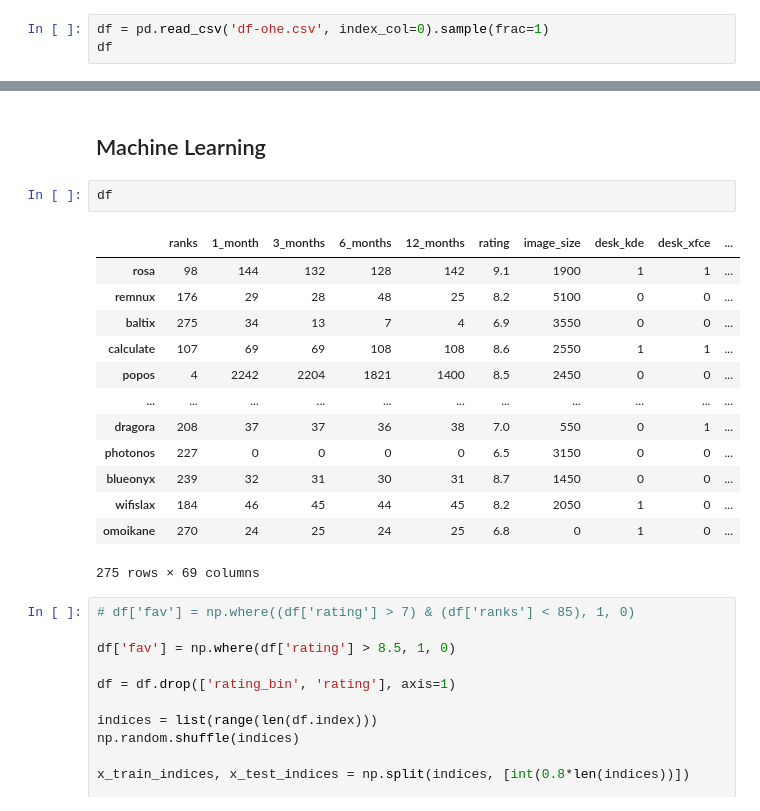
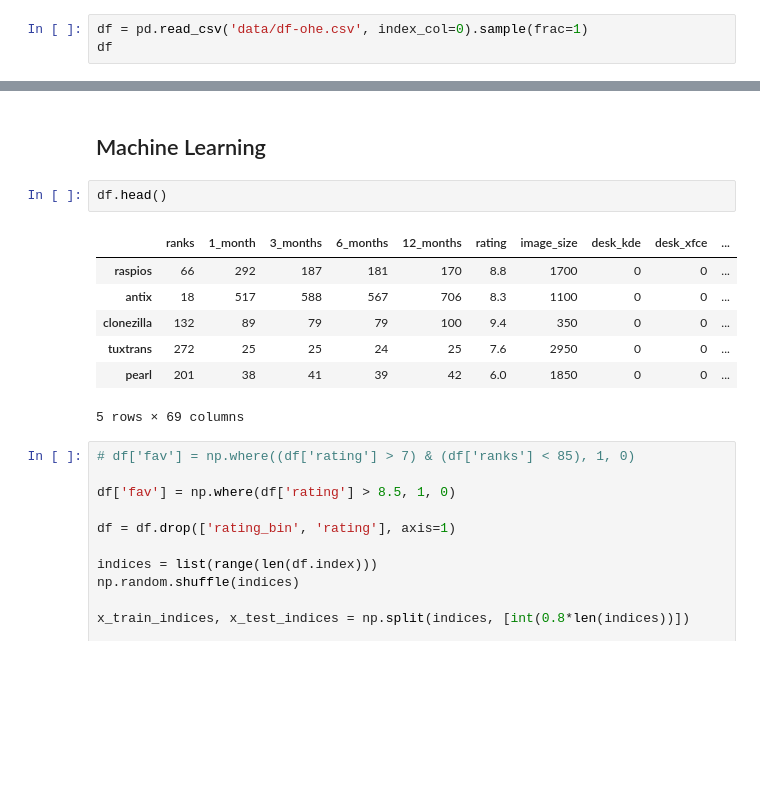
Before and after one commit to burnsac5040/movie-scraper, a Jupyter notebook: distrowatch/logreg.ipynb, the cells around one changed output, grey strips where cells are left out. Drawn from its saved outputs; the diff is of its cells as text; blank space fills up the shorter version.

```diff
--- a/distrowatch/logreg.ipynb
+++ b/distrowatch/logreg.ipynb
@@ -14,7 +14,7 @@ import seaborn as sns
 plt.style.use(['dark_background'])
 plt.rcParams['figure.dpi'] = 300
 # %%
-df = pd.read_csv('df-ohe.csv', index_col=0).sample(frac=1)
+df = pd.read_csv('data/df-ohe.csv', index_col=0).sample(frac=1)
 df
 # %% [output]
 |  | ranks | 1_month | 3_months | 6_months | 12_months | rating | image_size | desk_kde | desk_xfce | ... |
@@ -152,21 +152,15 @@ plt.tight_layout()
 # %% [markdown]
 ## Machine Learning
 # %%
-df
+df.head()
 # %% [output]
 |  | ranks | 1_month | 3_months | 6_months | 12_months | rating | image_size | desk_kde | desk_xfce | ... |
-| rosa | 98 | 144 | 132 | 128 | 142 | 9.1 | 1900 | 1 | 1 | ... |
-| remnux | 176 | 29 | 28 | 48 | 25 | 8.2 | 5100 | 0 | 0 | ... |
-| baltix | 275 | 34 | 13 | 7 | 4 | 6.9 | 3550 | 0 | 0 | ... |
-| calculate | 107 | 69 | 69 | 108 | 108 | 8.6 | 2550 | 1 | 1 | ... |
-| popos | 4 | 2242 | 2204 | 1821 | 1400 | 8.5 | 2450 | 0 | 0 | ... |
-| ... | ... | ... | ... | ... | ... | ... | ... | ... | ... | ... |
-| dragora | 208 | 37 | 37 | 36 | 38 | 7.0 | 550 | 0 | 1 | ... |
-| photonos | 227 | 0 | 0 | 0 | 0 | 6.5 | 3150 | 0 | 0 | ... |
-| blueonyx | 239 | 32 | 31 | 30 | 31 | 8.7 | 1450 | 0 | 0 | ... |
-| wifislax | 184 | 46 | 45 | 44 | 45 | 8.2 | 2050 | 1 | 0 | ... |
-| omoikane | 270 | 24 | 25 | 24 | 25 | 6.8 | 0 | 1 | 0 | ... |
+| raspios | 66 | 292 | 187 | 181 | 170 | 8.8 | 1700 | 0 | 0 | ... |
+| antix | 18 | 517 | 588 | 567 | 706 | 8.3 | 1100 | 0 | 0 | ... |
+| clonezilla | 132 | 89 | 79 | 79 | 100 | 9.4 | 350 | 0 | 0 | ... |
+| tuxtrans | 272 | 25 | 25 | 24 | 25 | 7.6 | 2950 | 0 | 0 | ... |
+| pearl | 201 | 38 | 41 | 39 | 42 | 6.0 | 1850 | 0 | 0 | ... |
-275 rows × 69 columns
+5 rows × 69 columns
 # %%
 # df['fav'] = np.where((df['rating'] > 7) & (df['ranks'] < 85), 1, 0)
 
```
Also changed, not shown: parts of 11 cells of this notebook, 3 other files.
